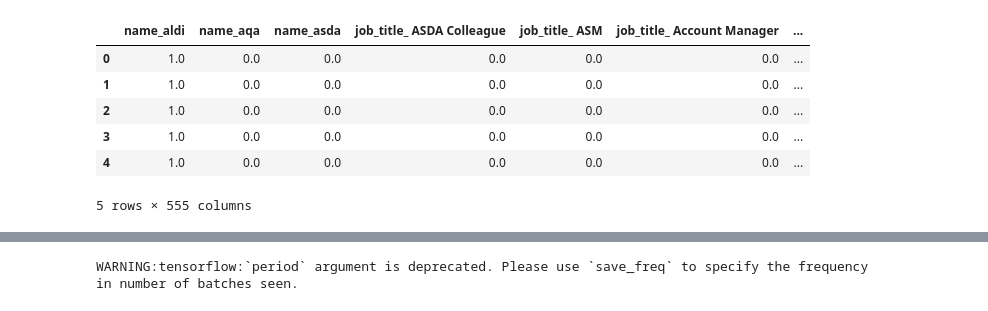
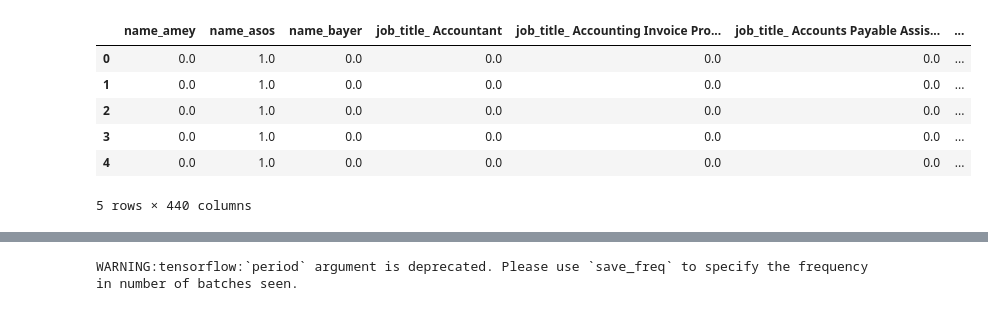
Before and after one commit to nndavis/final_project, a Jupyter notebook: jupyter_notebooks/NN_ML.ipynb, the cells around one changed output, grey strips where cells are left out. Drawn from its saved outputs; the diff is of its cells as text; code cells hidden in the pictures.

```diff
--- a/jupyter_notebooks/NN_ML.ipynb
+++ b/jupyter_notebooks/NN_ML.ipynb
@@ -9,0 +16,9 @@ To enable them in other operations, rebuild TensorFlow with the appropriate comp
+# %%
+# Create Database url
+database_url = 'postgresql+psycopg2://root:Uwbootcamp123@glassdoor.coqh7lol4x3g.us-east-1.rds.amazonaws.com/glassdoor'
+
+engine=create_engine(database_url)
+connection = engine.connect()
+# %%
+with engine.connect() as conn:
+    merged = pd.read_sql("select * FROM merged_2", conn)
@@ -27,5 +44,5 @@ def good(row):
         return 1
     else:
         return 0
-small_df["good"] = small_df["overall_rating"].apply(good)
+merged["good"] = merged["overall_rating"].apply(good)
 # %%
@@ -41,22 +58,22 @@ small_df.head()
 # Convert aldi 'string' to numeric values.
 
 # Generate our categorical variable lists
-application_cat = small_df.dtypes[small_df.dtypes == "object"].index.tolist()
+application_cat = merged.dtypes[merged.dtypes == "object"].index.tolist()
 # %%
 # Create a OneHotEncoder instance
 enc = OneHotEncoder(sparse=False)
 # Fit and transform the OneHotEncoder using the categorical variable list
-encode_df = pd.DataFrame(enc.fit_transform(small_df[application_cat]))
+encode_df = pd.DataFrame(enc.fit_transform(merged[application_cat]))
 # Add the encoded variable names to the dataframe
 encode_df.columns = enc.get_feature_names(application_cat)
 encode_df.head()
 # %% [output]
-|  | name_aldi | name_aqa | name_asda | job_title_ ASDA Colleague | job_title_ ASM | job_title_ Account Manager | ... |
-| 0 | 1.0 | 0.0 | 0.0 | 0.0 | 0.0 | 0.0 | ... |
-| 1 | 1.0 | 0.0 | 0.0 | 0.0 | 0.0 | 0.0 | ... |
-| 2 | 1.0 | 0.0 | 0.0 | 0.0 | 0.0 | 0.0 | ... |
-| 3 | 1.0 | 0.0 | 0.0 | 0.0 | 0.0 | 0.0 | ... |
-| 4 | 1.0 | 0.0 | 0.0 | 0.0 | 0.0 | 0.0 | ... |
+|  | name_amey | name_asos | name_bayer | job_title_ Accountant | job_title_ Accounting Invoice Pro... | job_title_ Accounts Payable Assis... | ... |
+| 0 | 0.0 | 1.0 | 0.0 | 0.0 | 0.0 | 0.0 | ... |
+| 1 | 0.0 | 1.0 | 0.0 | 0.0 | 0.0 | 0.0 | ... |
+| 2 | 0.0 | 1.0 | 0.0 | 0.0 | 0.0 | 0.0 | ... |
+| 3 | 0.0 | 1.0 | 0.0 | 0.0 | 0.0 | 0.0 | ... |
+| 4 | 0.0 | 1.0 | 0.0 | 0.0 | 0.0 | 0.0 | ... |
-5 rows × 555 columns
+5 rows × 440 columns
 # %%
 # Merge one-hot encoded features and drop the originals
```
Also changed, not shown: parts of 10 cells of this notebook.
